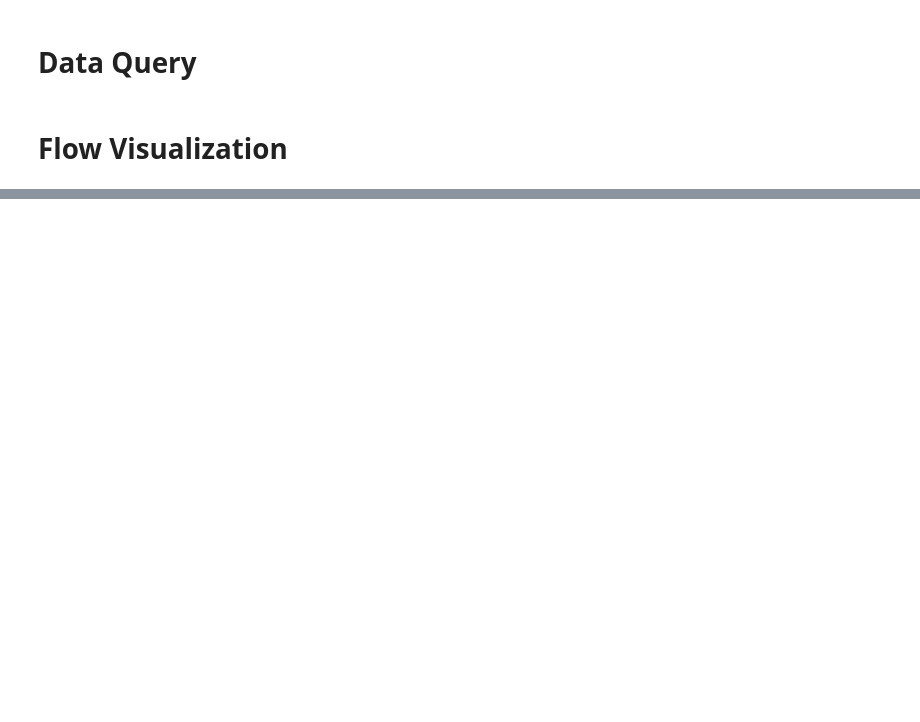
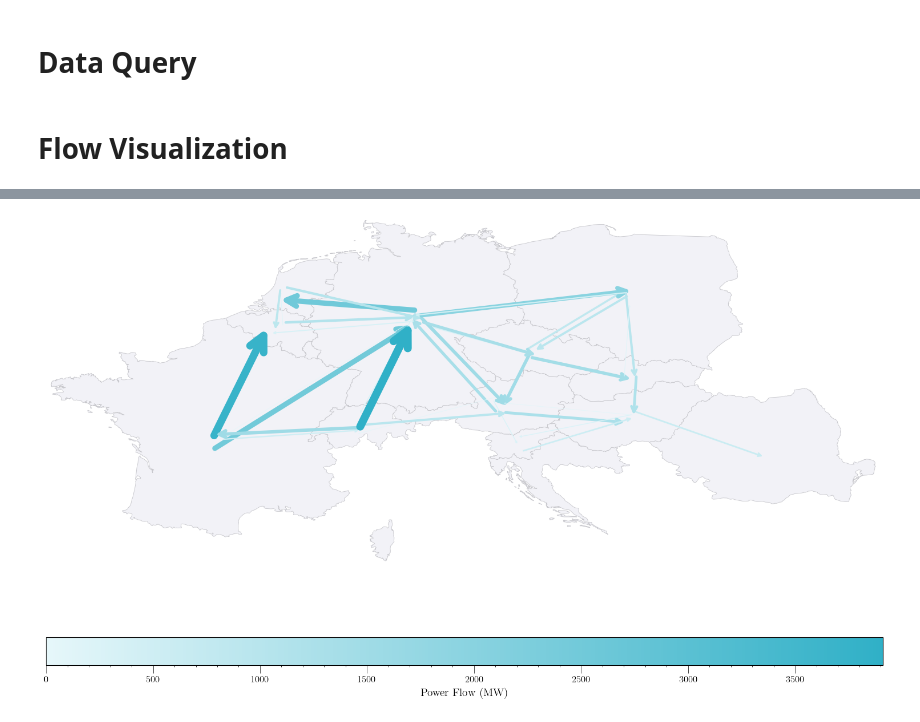
Before and after one commit to tobias-schnabel/mc-forecasting, a Jupyter notebook: data/flow_visualization.ipynb, the cells around one changed output, grey strips where cells are left out. Saved outputs shown, nothing was run; the diff lists cells and outputs as text; code cells hidden in the pictures; blank space fills up the shorter version.

Commit message:
clean up flow_visualization.ipynb

```diff
--- a/data/flow_visualization.ipynb
+++ b/data/flow_visualization.ipynb
@@ -111,0 +103,95 @@ flow_df.head()
+# %%
+# Define a suitable projection for Europe (EPSG:3035 - ETRS89-extended / LAEA Europe)
+europe_crs = 'EPSG:3035'
+
+# Create a projected version for centroid calculations
+europe_subset_projected = europe_subset.to_crs(europe_crs)
+
+# Create transformer for converting coordinates
+transformer = pyproj.Transformer.from_crs(europe_subset.crs, europe_crs, always_xy=True)
+
+# Create the plot
+fig, ax = plt.subplots(figsize=(15, 15))
+
+# Plot the map
+europe_subset.plot(ax=ax, color='#f2f2f7', edgecolor='#c7c7cc', linewidth=0.6)
+
+# Set limits to focus the map view
+ax.set_xlim(-5, 30)  # Longitude range for Europe
+ax.set_ylim(41, 55)   # Latitude range for Europe
+
+# Function to get country centroid
+def get_country_centroid(country_name):
+    if country_name == 'France':
+        # Manually set centroid for France
+        return (2.2137, 46.2276)
+    country = europe_subset_projected[europe_subset_projected['ADMIN'] == country_name]
+    if not country.empty:
+        centroid = country.geometry.centroid.iloc[0]
+        # Convert centroid back to original CRS
+        return transformer.transform(centroid.x, centroid.y, direction='INVERSE')
+    return None
+
+# Dictionary to map country codes to names
+country_code_to_name = {
+    'FR': 'France', 'DE_LU': 'Germany', 'AT': 'Austria', 'CH': 'Switzerland',
+    'BE': 'Belgium', 'NL': 'Netherlands', 'PL': 'Poland', 'CZ': 'Czechia',
+    'SK': 'Slovakia', 'HU': 'Hungary', 'HR': 'Croatia', 'SI': 'Slovenia', 'RO': 'Romania'
+}
+
+# Function to add jitter to coordinates
+def add_jitter(coord, scale=0.2):
+    return coord[0] + np.random.normal(0, scale), coord[1] + np.random.normal(0, scale)
+
+# Create a custom colormap
+# cmap = plt.colormaps['Blues']
+# Define the color #30b0c7
+base_color = '#30b0c7'
+
+# Create a custom colormap
+light_color = '#e6f7fa'  # A very light version of #30b0c7
+cmap = LinearSegmentedColormap.from_list("custom_blue", [light_color, base_color])
+
+
+
+# Function to calculate arrow properties based on flow value
+def get_arrow_properties(value):
+    max_width = 10  # Maximum arrow width
+    min_width = 0.5  # Minimum arrow width
+    max_value = flow_df['max_value'].max()
+    width = np.interp(value, [0, max_value], [min_width, max_width])
+    color = cmap(value / max_value)
+    return width, color
+
+# Draw arrows for flows
+for _, flow in flow_df.iterrows():
+    if flow['max_value'] > 0:
+        start = get_country_centroid(country_code_to_name[flow['flow_from']])
+        end = get_country_centroid(country_code_to_name[flow['flow_to']])
+        if start and end:
+            # Add jitter to start and end points
+            start_jittered = add_jitter(start)
+            end_jittered = add_jitter(end)
+
+            width, color = get_arrow_properties(flow['max_value'])
+            ax.annotate('', xy=end_jittered, xytext=start_jittered,
+                        arrowprops=dict(arrowstyle='->', color=color,
+                                        linewidth=width,
+                                        mutation_scale=5*width),  # Adjust arrow head size
+                        )
+
+# Add a colorbar legend
+sm = plt.cm.ScalarMappable(cmap=cmap, norm=plt.Normalize(vmin=0, vmax=flow_df['max_value'].max()))
+sm.set_array([])
+cbar = plt.colorbar(sm, ax=ax, orientation='horizontal', pad=0.08, aspect=30)
+cbar.set_label('Power Flow (MW)', fontsize=14)
+cbar.ax.tick_params(labelsize=12)
+
+# Remove axes
+ax.axis('off')
+
+# Show the plot
+plt.tight_layout()
+plt.show()
+# %% [output]
+[figure, added]
```
Also changed, not shown: parts of 6 cells of this notebook.
